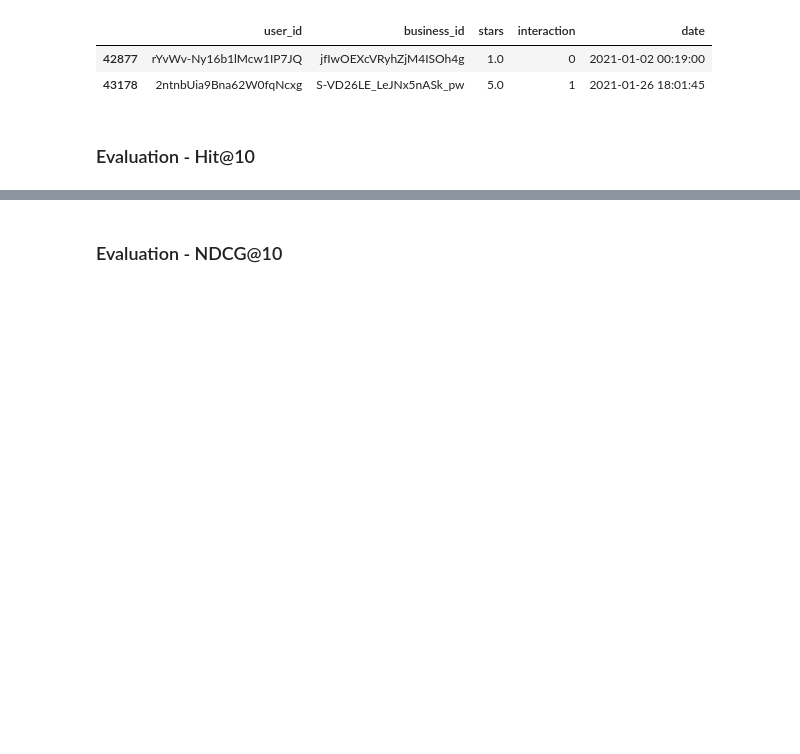
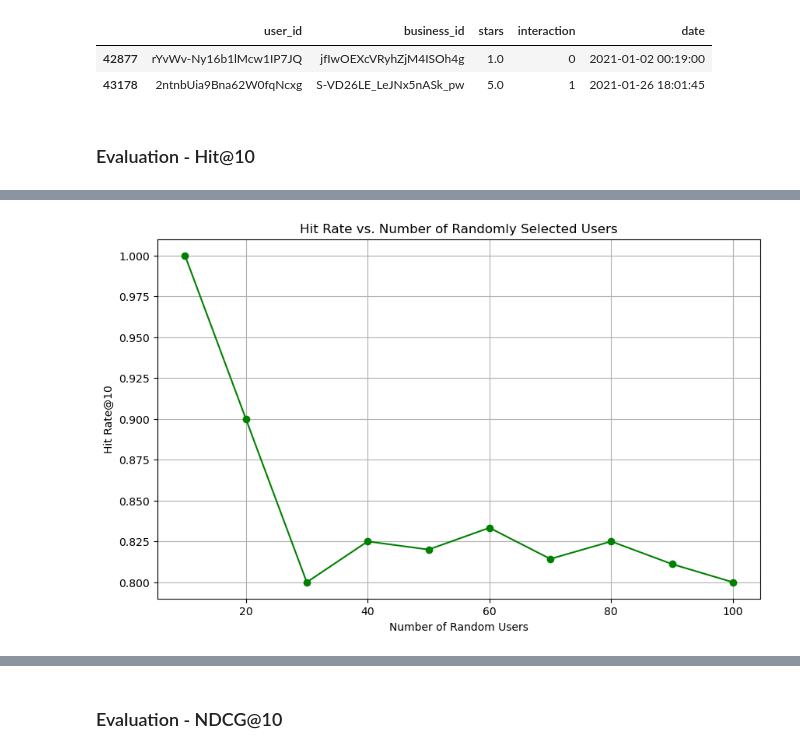
Before and after one commit to BT4222Yelp/YelpRecommender, a Jupyter notebook: 07_UserBasedCollaborativeFiltering.ipynb, the cells around one changed output, grey strips where cells are left out. Saved outputs shown, nothing was run; the diff lists cells and outputs as text; code cells hidden in the pictures; blank space fills up the shorter version.

```diff
--- a/07_UserBasedCollaborativeFiltering.ipynb
+++ b/07_UserBasedCollaborativeFiltering.ipynb
@@ -316,0 +304,39 @@ plot_hit_rate_vs_users(test_df, max_users=100, step=10)
+# %%
+def plot_hit_rate_vs_users_random(test_df, max_users, step):
+    # Step 1: Get unique users and shuffle
+    unique_users = test_df['user_id'].unique().tolist()
+    random.seed(42)
+    random.shuffle(unique_users)
+
+    # Ensure we don't exceed the available number of users
+    max_users = min(max_users, len(unique_users))
+
+    # Step 2: Loop with cumulative hit calculation
+    hit_rates = []
+    total_hits = 0
+    evaluated_users = 0
+
+    for i in range(step, max_users + 1, step):
+        current_batch = unique_users[evaluated_users:i]
+        hits_in_batch = sum(
+            hits_at_k(user, test_df, get_hybrid_userbased_cf, k=10)
+            for user in current_batch
+        )
+        total_hits += hits_in_batch
+        evaluated_users = i
+        hit_rate = total_hits / evaluated_users
+        hit_rates.append(hit_rate)
+
+    # Step 3: Plot
+    n_users_range = list(range(step, max_users + 1, step))
+    plt.figure(figsize=(10, 6))
+    plt.plot(n_users_range, hit_rates, marker='o', linestyle='-', color='g')
+    plt.xlabel("Number of Random Users")
+    plt.ylabel("Hit Rate@10")
+    plt.title("Hit Rate vs. Number of Randomly Selected Users")
+    plt.grid(True)
+    plt.show()
+# %%
+plot_hit_rate_vs_users_random(train_df, 100, 10)
+# %% [output]
+[figure, added]
```
Also changed, not shown: parts of 17 cells of this notebook.
